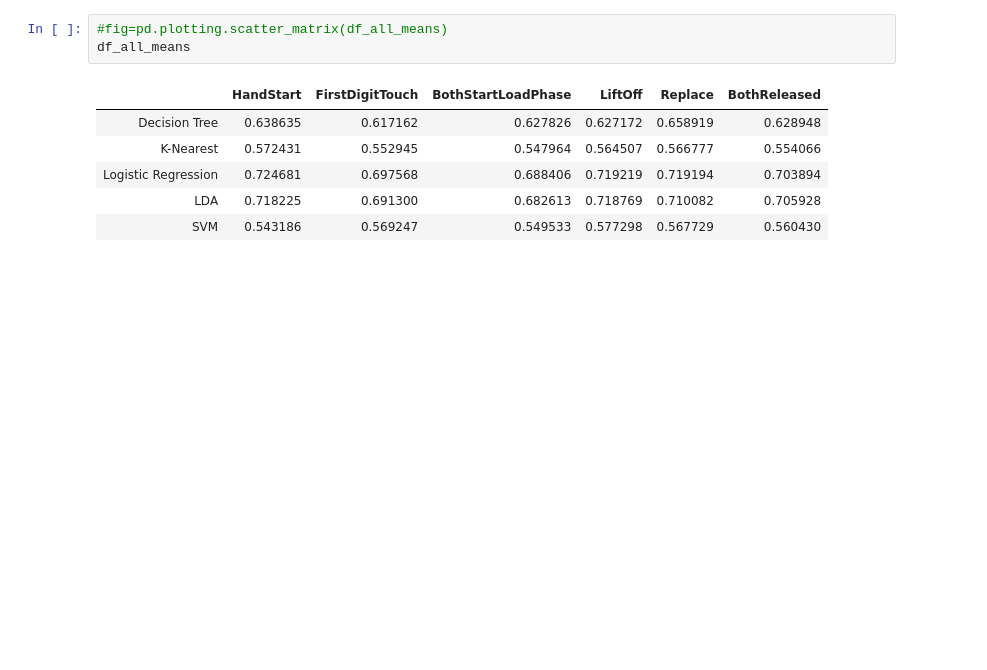
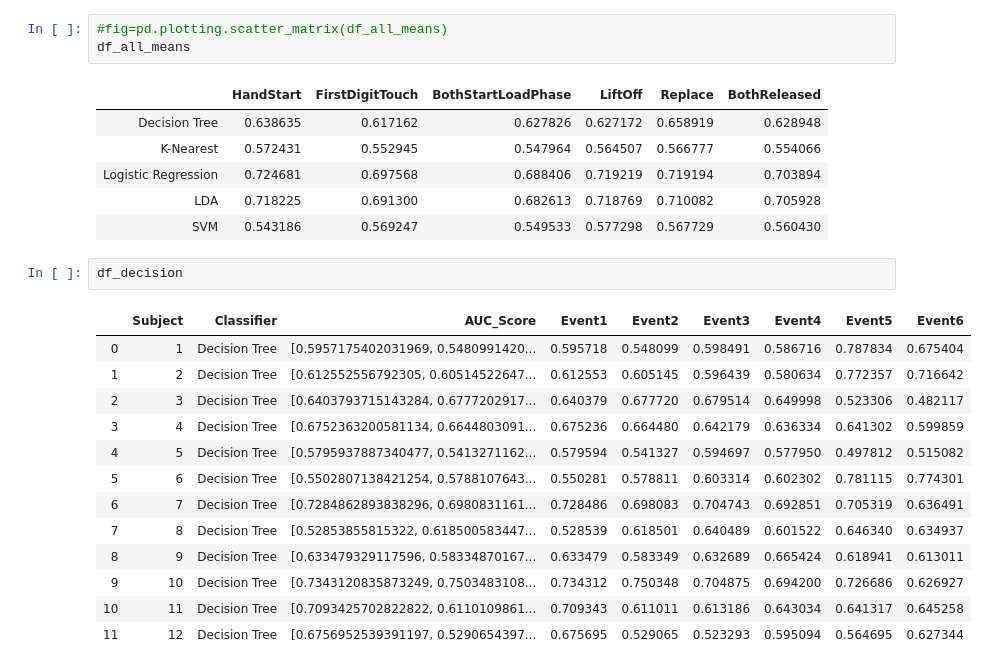
Before and after one commit to minavukovic/COGS189Project, a Jupyter notebook: Visualizations.ipynb, the cells around one changed output. Cells and saved outputs as stored; diff of their text form; blank space fills up the shorter version.

Commit message:
added df displayed for each classifier

```diff
--- a/Visualizations.ipynb
+++ b/Visualizations.ipynb
@@ -138,3 +138,19 @@ df_all_means
 | Logistic Regression | 0.724681 | 0.697568 | 0.688406 | 0.719219 | 0.719194 | 0.703894 |
 | LDA | 0.718225 | 0.691300 | 0.682613 | 0.718769 | 0.710082 | 0.705928 |
 | SVM | 0.543186 | 0.569247 | 0.549533 | 0.577298 | 0.567729 | 0.560430 |
+# %%
+df_decision
+# %% [output]
+|  | Subject | Classifier | AUC_Score | Event1 | Event2 | Event3 | Event4 | Event5 | Event6 |
+| 0 | 1 | Decision Tree | [0.5957175402031969, 0.5480991420... | 0.595718 | 0.548099 | 0.598491 | 0.586716 | 0.787834 | 0.675404 |
+| 1 | 2 | Decision Tree | [0.612552556792305, 0.60514522647... | 0.612553 | 0.605145 | 0.596439 | 0.580634 | 0.772357 | 0.716642 |
+| 2 | 3 | Decision Tree | [0.6403793715143284, 0.6777202917... | 0.640379 | 0.677720 | 0.679514 | 0.649998 | 0.523306 | 0.482117 |
+| 3 | 4 | Decision Tree | [0.6752363200581134, 0.6644803091... | 0.675236 | 0.664480 | 0.642179 | 0.636334 | 0.641302 | 0.599859 |
+| 4 | 5 | Decision Tree | [0.5795937887340477, 0.5413271162... | 0.579594 | 0.541327 | 0.594697 | 0.577950 | 0.497812 | 0.515082 |
+| 5 | 6 | Decision Tree | [0.5502807138421254, 0.5788107643... | 0.550281 | 0.578811 | 0.603314 | 0.602302 | 0.781115 | 0.774301 |
+| 6 | 7 | Decision Tree | [0.7284862893838296, 0.6980831161... | 0.728486 | 0.698083 | 0.704743 | 0.692851 | 0.705319 | 0.636491 |
+| 7 | 8 | Decision Tree | [0.52853855815322, 0.618500583447... | 0.528539 | 0.618501 | 0.640489 | 0.601522 | 0.646340 | 0.634937 |
+| 8 | 9 | Decision Tree | [0.633479329117596, 0.58334870167... | 0.633479 | 0.583349 | 0.632689 | 0.665424 | 0.618941 | 0.613011 |
+| 9 | 10 | Decision Tree | [0.7343120835873249, 0.7503483108... | 0.734312 | 0.750348 | 0.704875 | 0.694200 | 0.726686 | 0.626927 |
+| 10 | 11 | Decision Tree | [0.7093425702822822, 0.6110109861... | 0.709343 | 0.611011 | 0.613186 | 0.643034 | 0.641317 | 0.645258 |
+| 11 | 12 | Decision Tree | [0.6756952539391197, 0.5290654397... | 0.675695 | 0.529065 | 0.523293 | 0.595094 | 0.564695 | 0.627344 |
```
Also changed, not shown: parts of 4 cells of this notebook.
